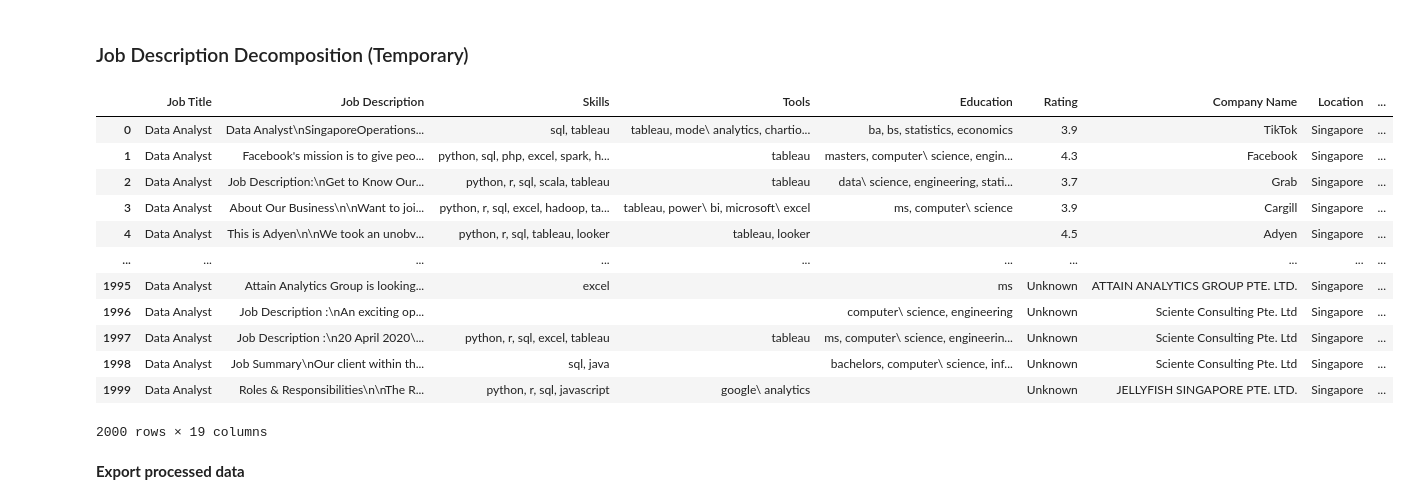
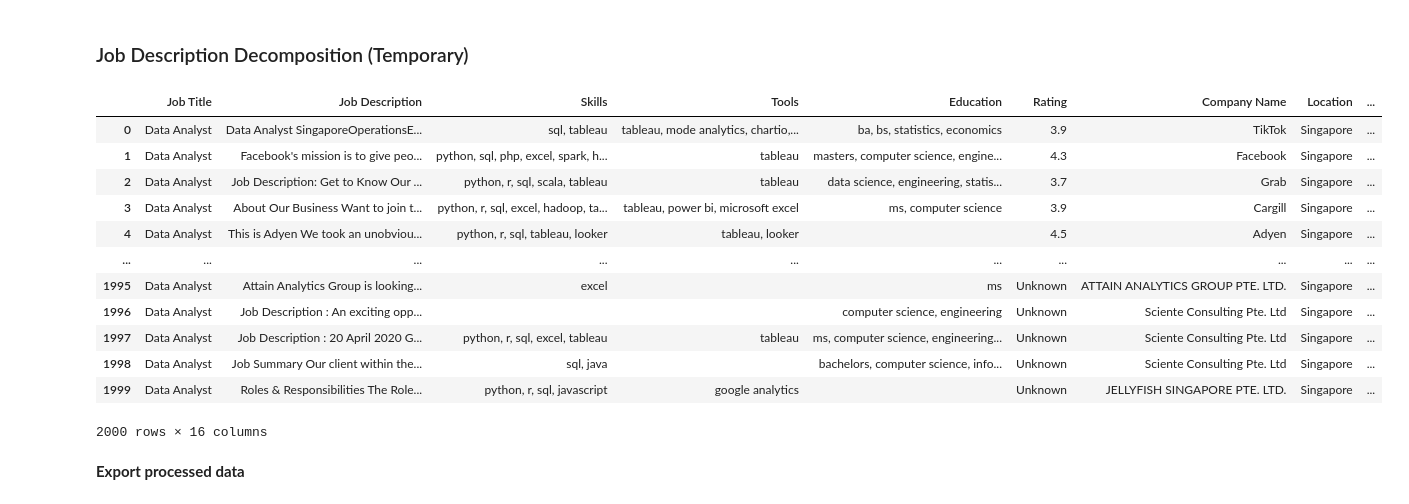
Before and after one commit to Xertifyed-noob/SkillsDash, a Jupyter notebook: notebooks/Data Transformation.ipynb, the cells around one changed output. Drawn from its saved outputs; the diff is of its cells as text; code cells hidden in the pictures.

```diff
--- a/notebooks/Data Transformation.ipynb
+++ b/notebooks/Data Transformation.ipynb
@@ -15,7 +15,7 @@ import matplotlib.pyplot as plt
 # %% [markdown]
 We will load the dataset that has been previously cleaned.
 # %%
-df = pd.read_csv('/Users/richardwang/Documents/Projects/Cleaned_data.csv')
+df = pd.read_csv('../datasets/Cleaned_data.csv')
 
 df
 # %% [output]
@@ -111,45 +111,52 @@ education_keywords = [
 # Convert keywords to lowercase for case-insensitive matching
 skills_keywords = [re.escape(keyword.lower()) for keyword in skills_keywords]
 tools_keywords = [re.escape(keyword.lower()) for keyword in tools_keywords]
 education_keywords = [re.escape(keyword.lower()) for keyword in education_keywords]
 
 def classify_entities(job_description):
     description_lower = job_description.lower()
 
     # Use regular expressions to match whole words
     skills = [skill for skill in skills_keywords if re.search(r'\b' + skill + r'\b', description_lower)]
     tools = [tool for tool in tools_keywords if re.search(r'\b' + tool + r'\b', description_lower)]
     education = [edu for edu in education_keywords if re.search(r'\b' + edu + r'\b', description_lower)]
 
     return ', '.join(skills), ', '.join(tools), ', '.join(education)
 
 # Apply the classification to each job description
 df[['Skills', 'Tools', 'Education']] = df['Job Description'].apply(lambda x: pd.Series(classify_entities(x)))
 
 # Insert the new columns after "Job Description" and before "Rating"
 job_desc_index = df.columns.get_loc('Job Description')
 rating_index = df.columns.get_loc('Rating')
 
 columns = list(df.columns)
 new_columns_order = columns[:job_desc_index + 1] + ['Skills', 'Tools', 'Education'] + columns[job_desc_index + 1:rating_index] + columns[rating_index:]
 
 df = df[new_columns_order]
 
+# Removes newline characters and backslashes
+df = df.replace({r'\n': ' ', r'\\': ''}, regex=True)
+
+# Drop duplicate 'Skills', 'Tools', 'Education' columns
+columns_to_drop = ['Skills', 'Tools', 'Education']
+df = df.loc[:, ~df.columns.duplicated()]
+
 df
 # %% [output]
 |  | Job Title | Job Description | Skills | Tools | Education | Rating | Company Name | Location | ... |
-| 0 | Data Analyst | Data Analyst\nSingaporeOperations... | sql, tableau | tableau, mode\ analytics, chartio... | ba, bs, statistics, economics | 3.9 | TikTok | Singapore | ... |
-| 1 | Data Analyst | Facebook's mission is to give peo... | python, sql, php, excel, spark, h... | tableau | masters, computer\ science, engin... | 4.3 | Facebook | Singapore | ... |
-| 2 | Data Analyst | Job Description:\nGet to Know Our... | python, r, sql, scala, tableau | tableau | data\ science, engineering, stati... | 3.7 | Grab | Singapore | ... |
-| 3 | Data Analyst | About Our Business\n\nWant to joi... | python, r, sql, excel, hadoop, ta... | tableau, power\ bi, microsoft\ excel | ms, computer\ science | 3.9 | Cargill | Singapore | ... |
-| 4 | Data Analyst | This is Adyen\n\nWe took an unobv... | python, r, sql, tableau, looker | tableau, looker |  | 4.5 | Adyen | Singapore | ... |
+| 0 | Data Analyst | Data Analyst SingaporeOperationsE... | sql, tableau | tableau, mode analytics, chartio,... | ba, bs, statistics, economics | 3.9 | TikTok | Singapore | ... |
+| 1 | Data Analyst | Facebook's mission is to give peo... | python, sql, php, excel, spark, h... | tableau | masters, computer science, engine... | 4.3 | Facebook | Singapore | ... |
+| 2 | Data Analyst | Job Description: Get to Know Our ... | python, r, sql, scala, tableau | tableau | data science, engineering, statis... | 3.7 | Grab | Singapore | ... |
+| 3 | Data Analyst | About Our Business Want to join t... | python, r, sql, excel, hadoop, ta... | tableau, power bi, microsoft excel | ms, computer science | 3.9 | Cargill | Singapore | ... |
+| 4 | Data Analyst | This is Adyen We took an unobviou... | python, r, sql, tableau, looker | tableau, looker |  | 4.5 | Adyen | Singapore | ... |
 | ... | ... | ... | ... | ... | ... | ... | ... | ... | ... |
 | 1995 | Data Analyst | Attain Analytics Group is looking... | excel |  | ms | Unknown | ATTAIN ANALYTICS GROUP PTE. LTD. | Singapore | ... |
-| 1996 | Data Analyst | Job Description :\nAn exciting op... |  |  | computer\ science, engineering | Unknown | Sciente Consulting Pte. Ltd | Singapore | ... |
-| 1997 | Data Analyst | Job Description :\n20 April 2020\... | python, r, sql, excel, tableau | tableau | ms, computer\ science, engineerin... | Unknown | Sciente Consulting Pte. Ltd | Singapore | ... |
-| 1998 | Data Analyst | Job Summary\nOur client within th... | sql, java |  | bachelors, computer\ science, inf... | Unknown | Sciente Consulting Pte. Ltd | Singapore | ... |
-| 1999 | Data Analyst | Roles & Responsibilities\n\nThe R... | python, r, sql, javascript | google\ analytics |  | Unknown | JELLYFISH SINGAPORE PTE. LTD. | Singapore | ... |
+| 1996 | Data Analyst | Job Description : An exciting opp... |  |  | computer science, engineering | Unknown | Sciente Consulting Pte. Ltd | Singapore | ... |
+| 1997 | Data Analyst | Job Description : 20 April 2020 G... | python, r, sql, excel, tableau | tableau | ms, computer science, engineering... | Unknown | Sciente Consulting Pte. Ltd | Singapore | ... |
+| 1998 | Data Analyst | Job Summary Our client within the... | sql, java |  | bachelors, computer science, info... | Unknown | Sciente Consulting Pte. Ltd | Singapore | ... |
+| 1999 | Data Analyst | Roles & Responsibilities The Role... | python, r, sql, javascript | google analytics |  | Unknown | JELLYFISH SINGAPORE PTE. LTD. | Singapore | ... |
-2000 rows × 19 columns
+2000 rows × 16 columns
 # %% [markdown]
 **Export processed data**
 # %%
```
Also changed, not shown: parts of 1 cell of this notebook, 14 other files.
